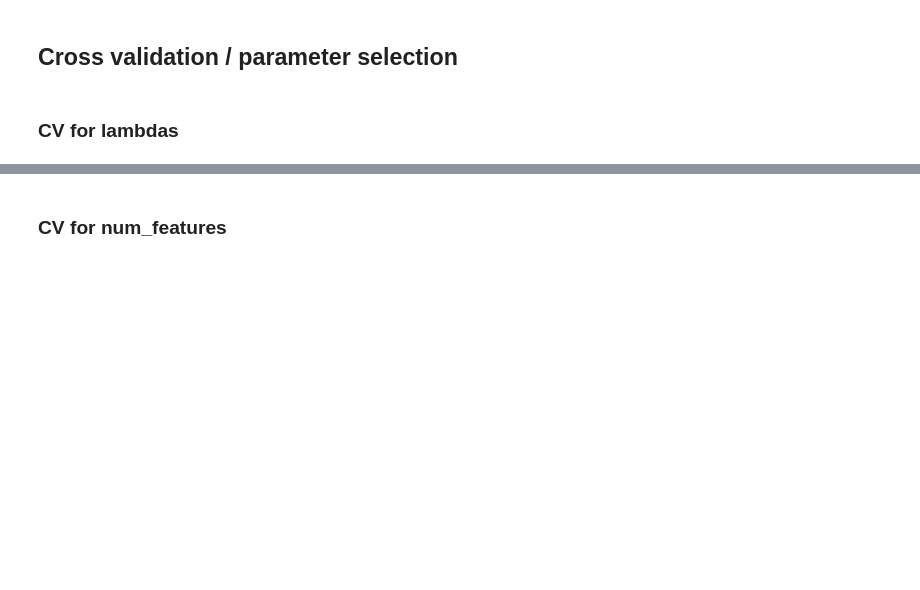
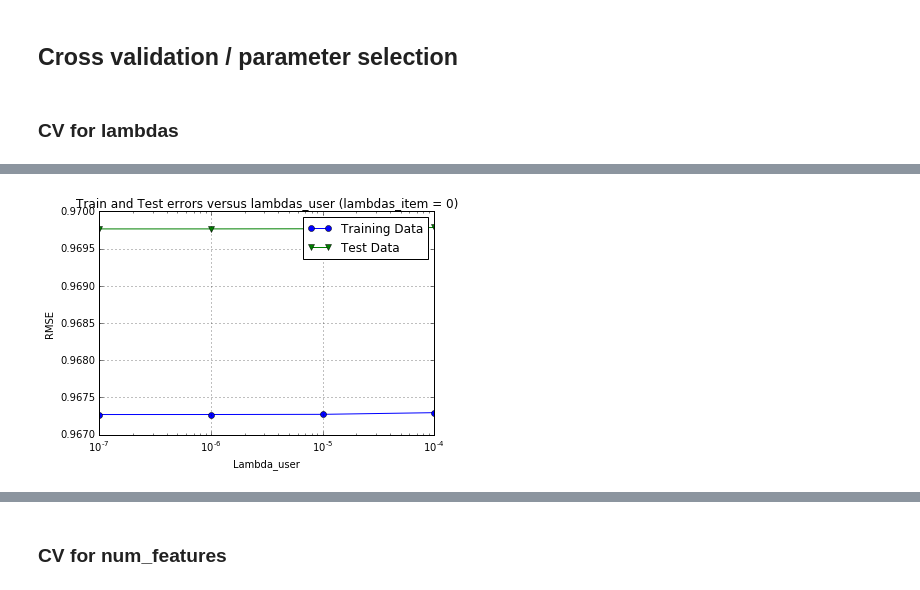
Before and after one commit to michaelheiniger/pcml-project2, a Jupyter notebook: python/MF_SGD_chiara.ipynb, the cells around one changed output, grey strips where cells are left out. Saved outputs shown, nothing was run; the diff lists cells and outputs as text; code cells hidden in the pictures; blank space fills up the shorter version.

```diff
--- a/python/MF_SGD_chiara.ipynb
+++ b/python/MF_SGD_chiara.ipynb
@@ -114,7 +108,7 @@ def compute_error(data, user_features, item_features, nz):
     for d,n in nz:
         error += np.power(data[d,n]- prediction[d,n],2)
 
-    return error /2 / len(nz)
+    return np.sqrt(error/ len(nz))
 # %%
 def prediction(W, Z):
     return(W.transpose() @ Z)
@@ -240,0 +257,18 @@ plt.savefig('e_vs_lambdas_item')
+# %%
+np.save('rmse_train_lambdas_user3', loss_tr)
+np.save('rmse_test_lambdas_user3', loss_te)
+
+lambdas= np.array([0, 0.0000001, 0.000001, 0.00001, 0.0001])
+train_errors, test_errors = np.mean(loss_tr, axis =0), np.mean(loss_te, axis = 0)
+plt.plot(lambdas, train_errors.flatten(), marker='o', label='Training Data');
+plt.plot(lambdas, test_errors.flatten(), marker='v', label='Test Data');
+plt.title('Train and Test errors versus lambdas_user (lambdas_item = 0)')
+plt.xlabel('Lambda_user');
+plt.ylabel('RMSE');
+plt.xscale('log')
+plt.legend()
+plt.grid()
+plt.savefig('rmse_vs_lambdas_user3')
+plt.show()
+# %% [output]
+[figure, added]
```
Also changed, not shown: parts of 25 cells of this notebook.
